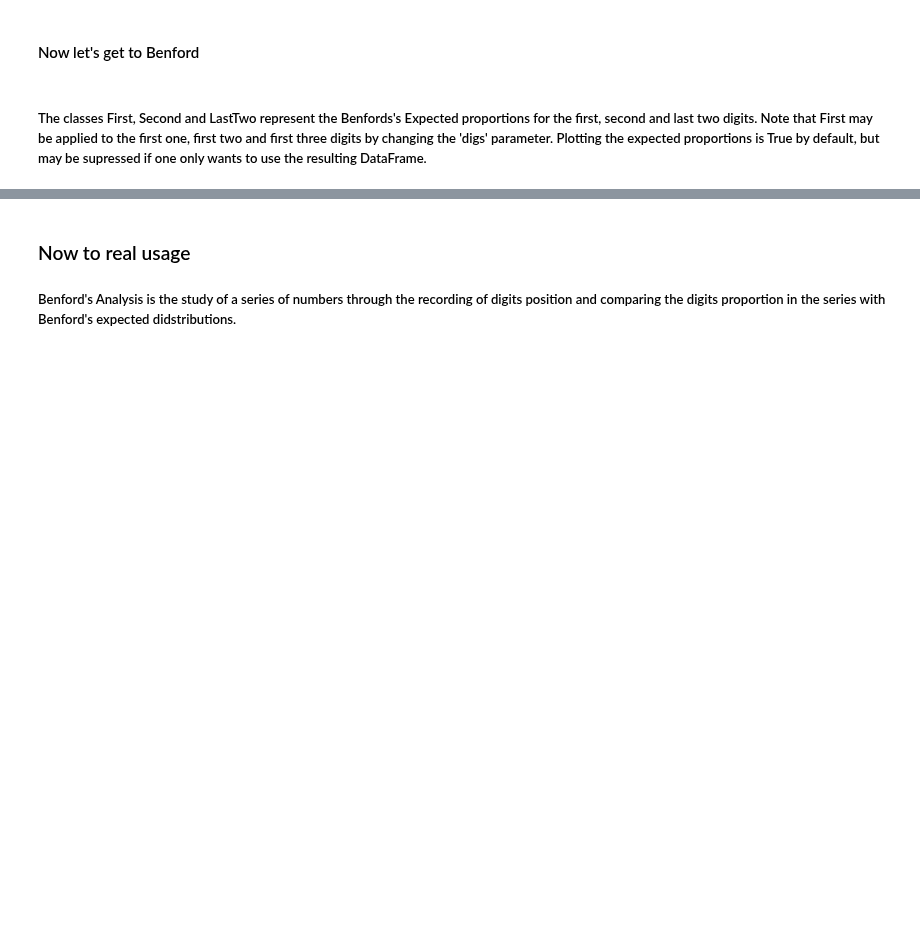
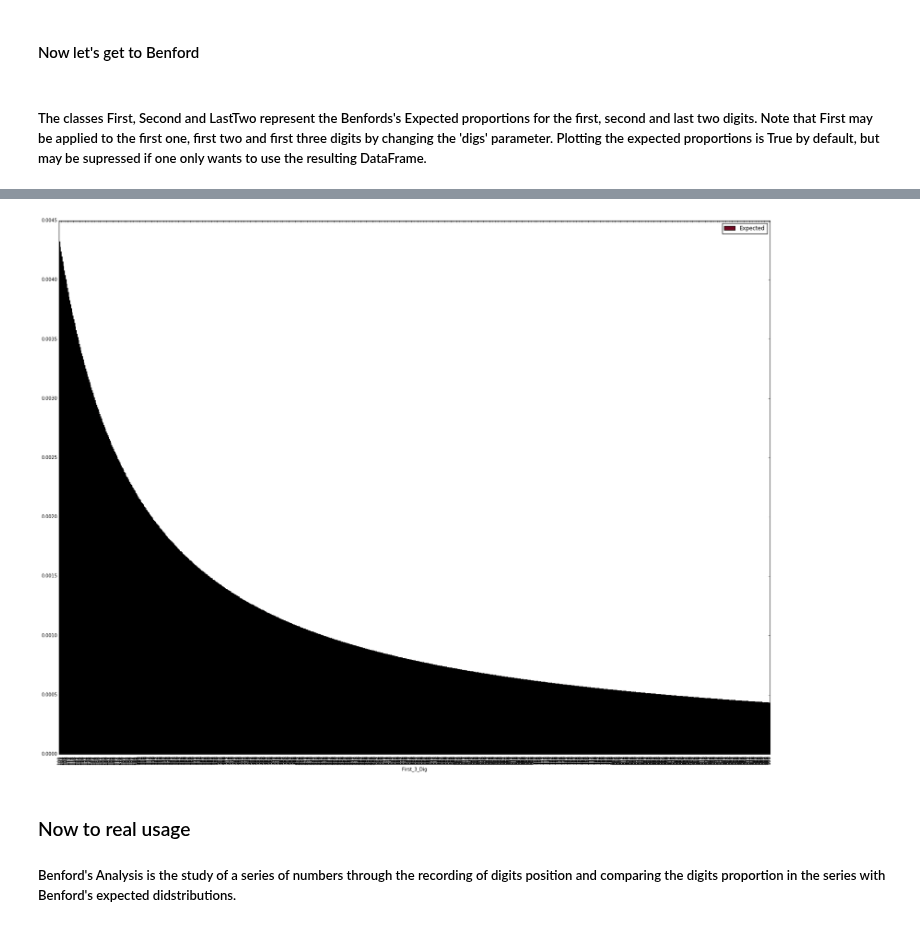
Before and after one commit to milcent/benford_py, a Jupyter notebook: Getting Started with Benford for Python.ipynb, the cells around one changed output, grey strips where cells are left out. Drawn from its saved outputs; the diff is of its cells as text; code cells hidden in the pictures; blank space fills up the shorter version.

```diff
--- a/Getting Started with Benford for Python.ipynb
+++ b/Getting Started with Benford for Python.ipynb
@@ -64,3 +84,7 @@ l2d = bf.LastTwo()
+# %%
+f2d = bf.First(3)
+# %% [output]
+[figure, added]
 # %% [markdown]
 ### Now to real usage
 ##### Benford's Analysis is the study of a series of numbers through the recording of digits position and comparing the digits proportion in the series with Benford's expected didstributions.
```
Also changed, not shown: parts of 9 cells of this notebook, 1 other file.
